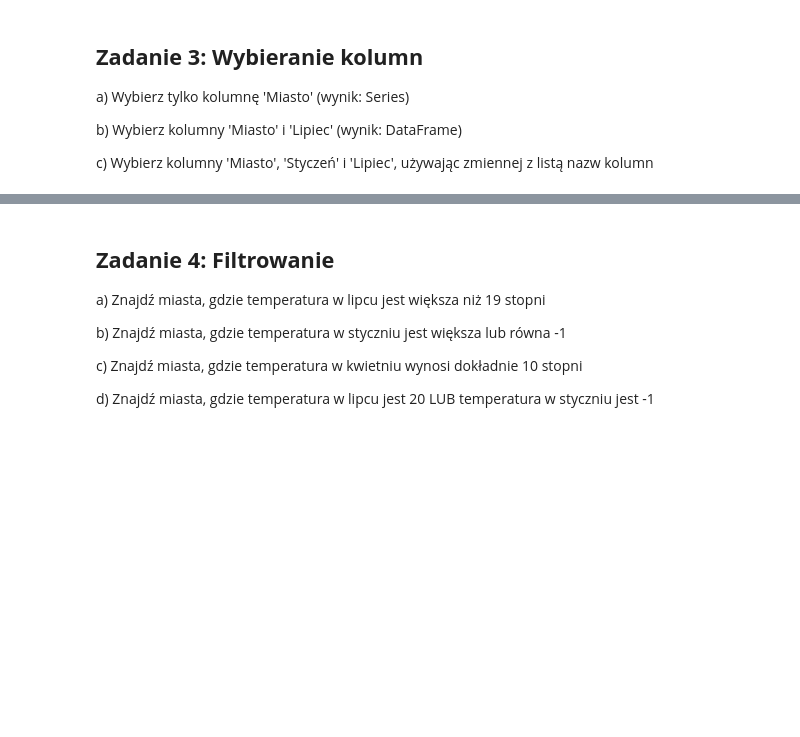
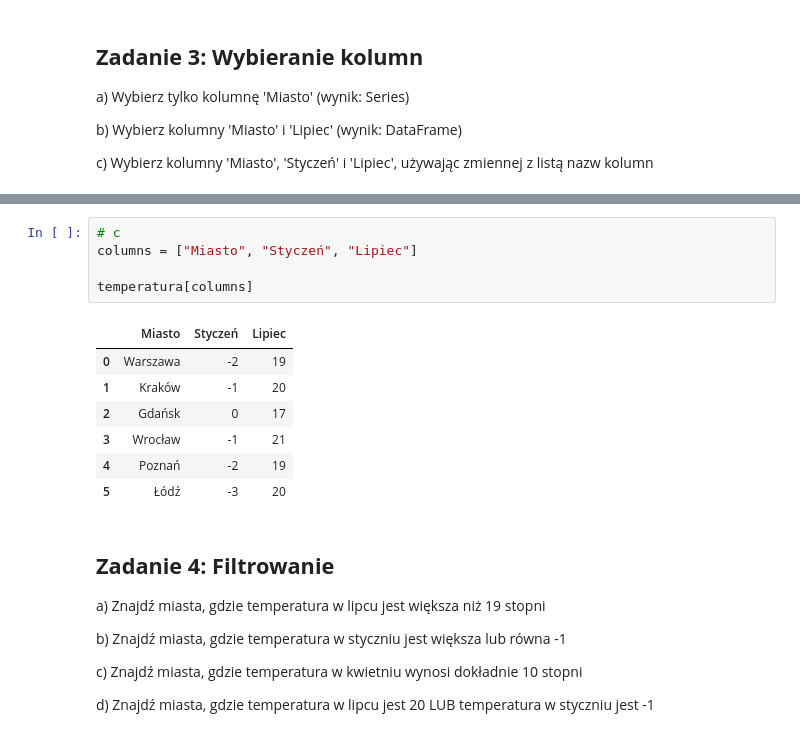
Before and after one commit to HyVeel/eksploracja-danych, a Jupyter notebook: zaj2/wstep_do_pandas.ipynb, the cells around one changed output, grey strips where cells are left out. Cells and saved outputs as stored; diff of their text form; blank space fills up the shorter version.

```diff
--- a/zaj2/wstep_do_pandas.ipynb
+++ b/zaj2/wstep_do_pandas.ipynb
@@ -337,3 +429,16 @@ c) Wybierz kolumny 'Miasto', 'Styczeń' i 'Lipiec', używając zmiennej z listą
+# %%
+# c
+columns = ["Miasto", "Styczeń", "Lipiec"]
+
+temperatura[columns]
+# %% [output]
+|  | Miasto | Styczeń | Lipiec |
+| 0 | Warszawa | -2 | 19 |
+| 1 | Kraków | -1 | 20 |
+| 2 | Gdańsk | 0 | 17 |
+| 3 | Wrocław | -1 | 21 |
+| 4 | Poznań | -2 | 19 |
+| 5 | Łódź | -3 | 20 |
 # %% [markdown]
 ## **Zadanie 4: Filtrowanie**
 a) Znajdź miasta, gdzie temperatura w lipcu jest większa niż 19 stopni
```
Also changed, not shown: parts of 28 cells of this notebook.
